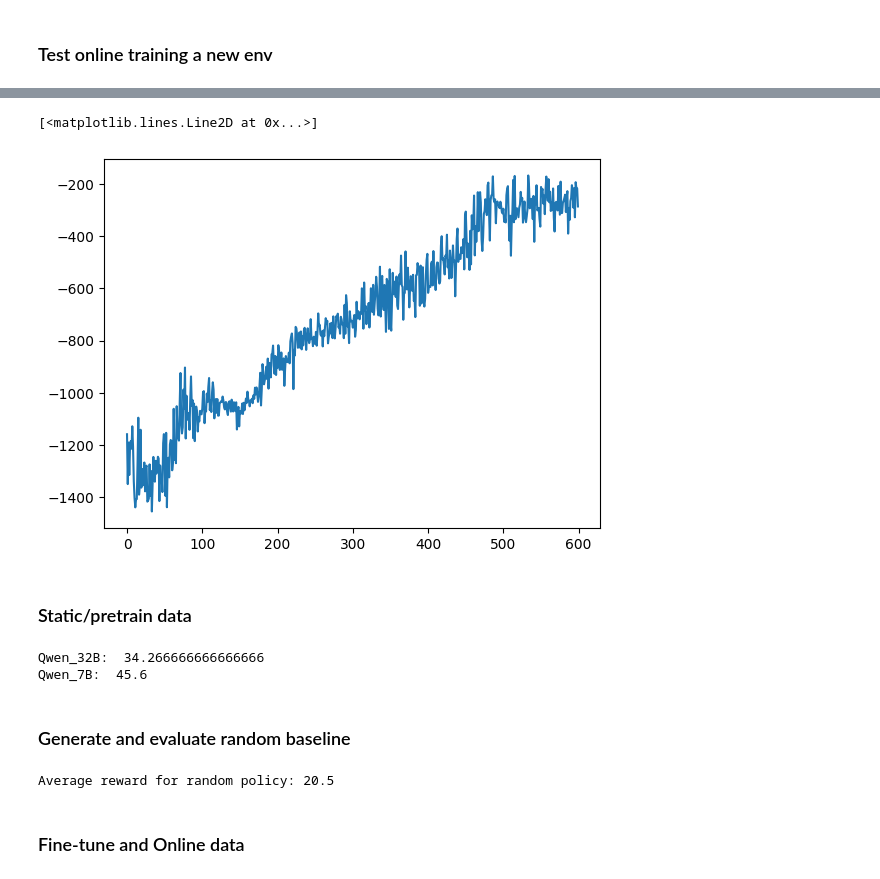
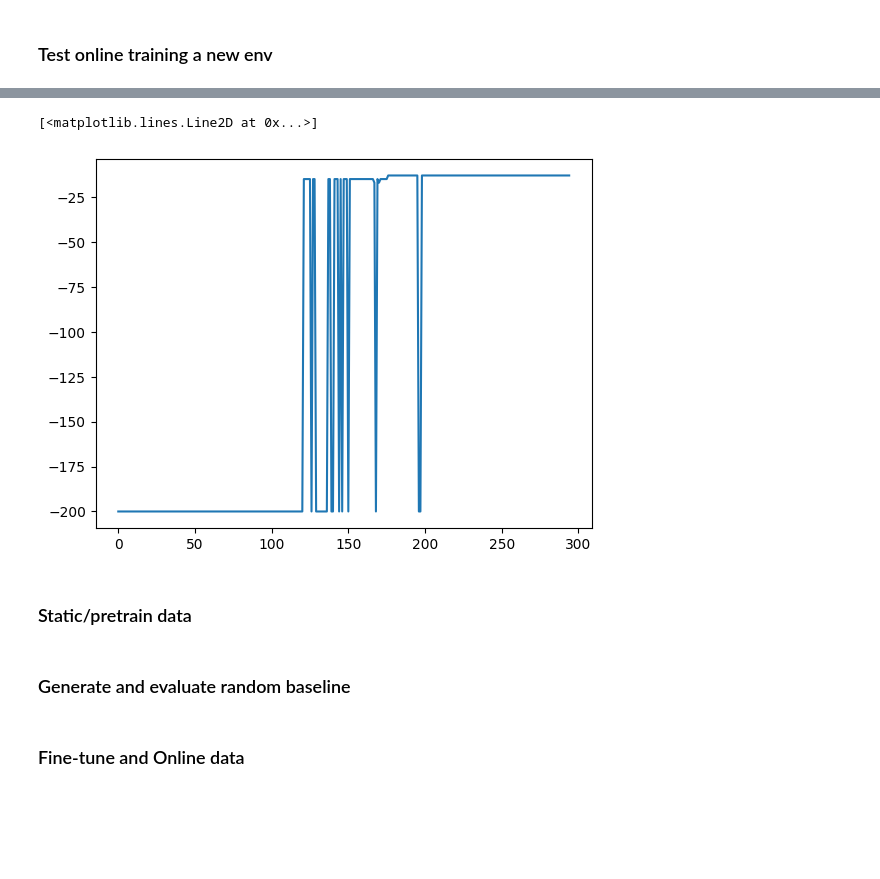
Before and after one commit to duongnhatthang/LlamaGym, a Jupyter notebook: visualization.ipynb, the cells around one changed output, grey strips where cells are left out. Drawn from its saved outputs; the diff is of its cells as text; code cells hidden in the pictures; blank space fills up the shorter version.

Commit message:
Fix weird CliffWalking never finish eps error

```diff
--- a/visualization.ipynb
+++ b/visualization.ipynb
@@ -47,15 +47,16 @@ d3rlpy.envs.seed_env(eval_env, hyperparams["seed"])
 ### Test online training a new env
 # %%
 from online_main import online_training
+
 hyperparams = {
-        "env": "Pendulum-v1", #"CartPole-v0", # "Acrobot-v0", "MountainCar-v0", "FrozenLake-v1", Pendulum-v1, "CliffWalking-v0", "Taxi-v3", "RepresentedPong-v0"
+        "env": "CliffWalking-v0", #"CartPole-v0", # "Acrobot-v0", "MountainCar-v0", "FrozenLake-v1", Pendulum-v1, "CliffWalking-v0", "Taxi-v3", "RepresentedPong-v0"
         "seed": 42069,
         # "n_episodes": 200,#5000,
-        "max_episode_len": 50, # Around 10h per 100k steps in Leviathan server
+        "max_episode_len": 200, # Around 10h per 100k steps in Leviathan server
         "eps": 0.1,  # epsilon for exploration
         "n_exp": 1,
         "n_pretrain_eps": 10,
-        "n_online_eps": 590, #10-290 for mountainCar, 30-170 for CartPole
+        "n_online_eps": 190, #10-290 for mountainCar, 30-170 for CartPole
         "gpu": True, # True if use GPU to train with d3rlpy
         "buffer_size": 100000, #Test with 100k, 200k, 500k. 1M might be too much
         "data_path": None,#'data/CartPole_Qwen2.5-7B-Instruct_Neps_10_20250406040150.pkl',
@@ -73,15 +74,20 @@ elif isinstance(gym.make(hyperparams["env"]).observation_space, gym.spaces.Discr
     env = OneHotWrapper(gym.make(hyperparams["env"]))
     eval_env = OneHotWrapper(gym.make(hyperparams["env"]))
 else:
-    env = gym.make(hyperparams["env"])
-    eval_env = gym.make(hyperparams["env"])
+    env = gym.make(hyperparams["env"], max_episode_steps=200)
+    eval_env = gym.make(hyperparams["env"], max_episode_steps=200)
 
 # fix seed
 d3rlpy.seed(hyperparams["seed"])
 d3rlpy.envs.seed_env(env, hyperparams["seed"])
 d3rlpy.envs.seed_env(eval_env, hyperparams["seed"])
 
-explorer = d3rlpy.algos.ConstantEpsilonGreedy(hyperparams['eps'])
+# explorer = d3rlpy.algos.ConstantEpsilonGreedy(hyperparams['eps'])
+explorer = d3rlpy.algos.LinearDecayEpsilonGreedy(
+    start_epsilon=1,
+    end_epsilon=0.1,
+    duration=5000,
+)
 print(env.observation_space)
 out = online_training(env, eval_env, hyperparams, explorer)
 # %% [output]
@@ -127,9 +133,9 @@ Empty buffer (just Online training)!
 ... (88 outputs left out)
 # %%
-plt.plot(out)
+plt.plot(out[5:])
 # %% [output]
 [<matplotlib.lines.Line2D at 0x...>]
-[figure, old version]
+[figure, new version]
 # %% [markdown]
 ### Static/pretrain data
 # %%
@@ -164,9 +170,6 @@ Qwen_32B = Qwen_32B_rewards + hyperparams["n_online_eps"] * [np.mean(Qwen_32B_re
 
 print("Qwen_32B: ", np.mean(Qwen_7B_rewards))
 print("Qwen_7B: ", np.mean(Qwen_32B_rewards))
-# %% [output]
-Qwen_32B:  34.266666666666666
-Qwen_7B:  45.6
 # %% [markdown]
 ### Generate and evaluate random baseline
 # %%
@@ -189,8 +192,6 @@ for _ in range(hyperparams["n_pretrain_eps"]):
 mean_random = np.ones(hyperparams["n_pretrain_eps"] + hyperparams["n_online_eps"]) * np.mean(random_rewards)
 # Print the average reward of the random policy
 print(f"Average reward for random policy: {mean_random[0]}")
-# %% [output]
-Average reward for random policy: 20.5
 # %% [markdown]
 ### Fine-tune and Online data
 # %%
```
Also changed, not shown: parts of 3 cells of this notebook, 1 other file.
